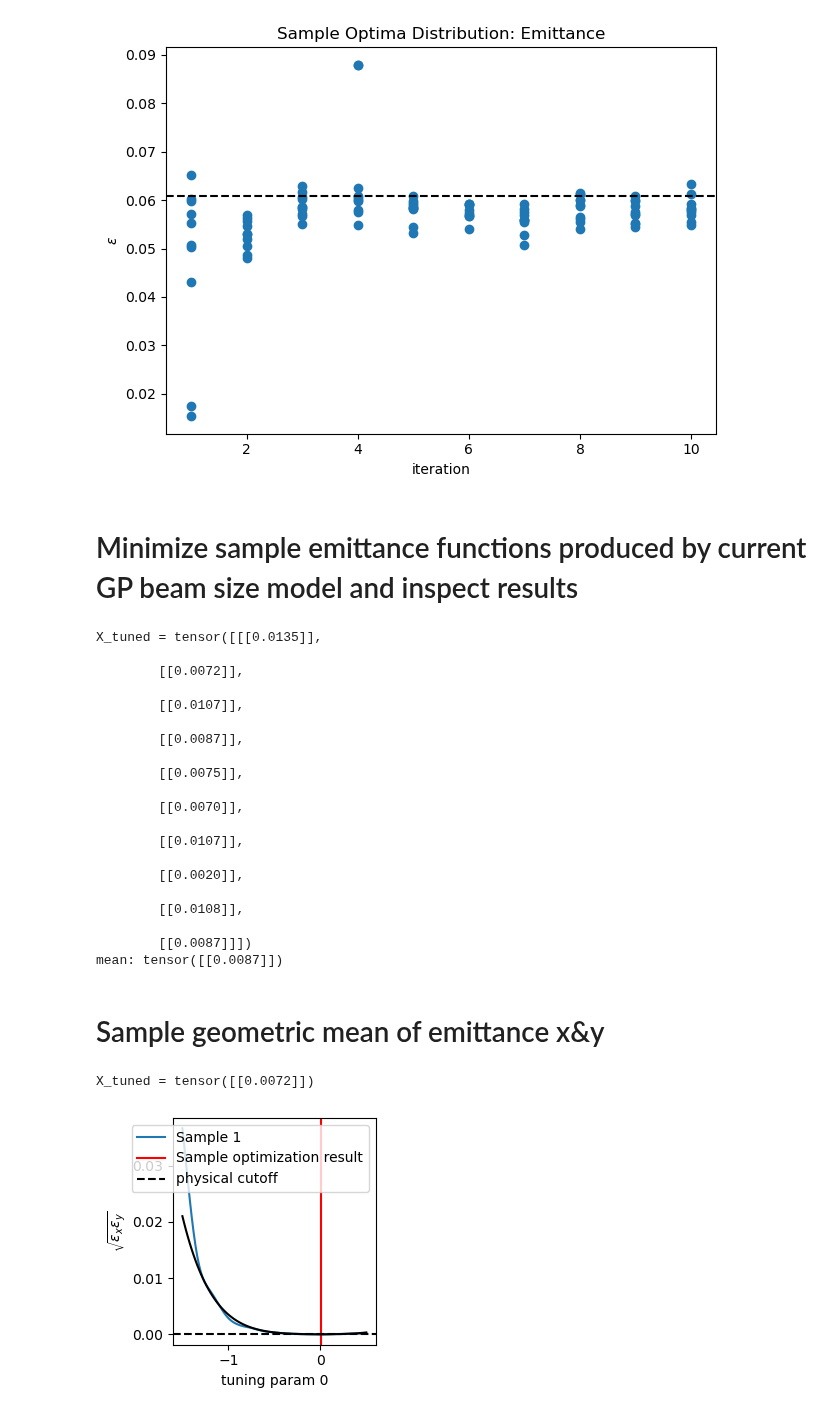
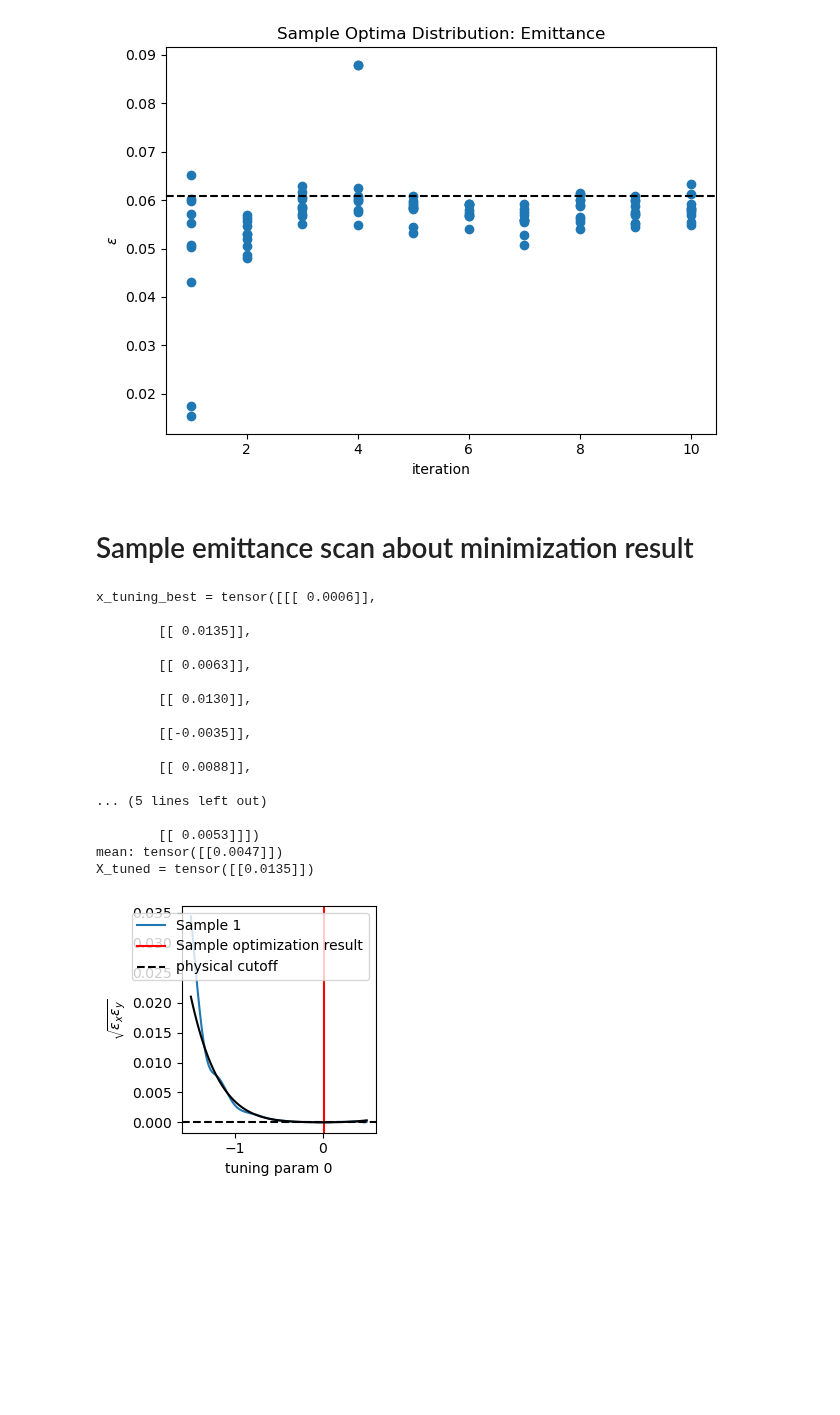
Before and after one commit to roussel-ryan/emitopt, a Jupyter notebook: examples/bax-emittance-xy-minimization-toy-model-2d-PAPERFIG.ipynb, the cells around one changed output. Cells and saved outputs as stored; diff of their text form; code cells hidden in the pictures; blank space fills up the shorter version.

```diff
--- a/examples/bax-emittance-xy-minimization-toy-model-2d-PAPERFIG.ipynb
+++ b/examples/bax-emittance-xy-minimization-toy-model-2d-PAPERFIG.ipynb
@@ -521,13 +500,0 @@ get_acquisition took 0.21966075897216797 seconds.
-# %%
-from botorch.optim.optimize import optimize_acqf
-start = time.time()
-for i in range(1):
-    res = optimize_acqf(acq_function=acq,
-                        bounds=torch.tensor(vocs.bounds),
-                        q=1,
-                        num_restarts=10,
-                        raw_samples=20,
-                        options={'maxiter':50}
-                       )
-end = time.time()
-print('optimize_acqf took', end-start, 'seconds.')
@@ -588,58 +528,46 @@ ax.axhline(gt_emit_min, ls='--', c='k', label='ground truth')
 # %% [output]
 <matplotlib.lines.Line2D at 0x...>
 [figure]
-# %% [markdown]
-# Minimize sample emittance functions produced by current GP beam size model and inspect results
-# %%
-#select sample result
-
-sid = 8 #sample index to examine
-
-# X_tuned = X_sample_opt[sid].reshape(1,-1)
-X_tuned = optimizer.generator.algorithm_results['x_tuning_best']
-# X_tuned = torch.zeros(1,ndim-1)
-print('X_tuned =', X_tuned)
-print('mean:', X_tuned.mean(dim=0))
-# %% [output]
-X_tuned = tensor([[[0.0135]],
-
-        [[0.0072]],
-
-        [[0.0107]],
-
-        [[0.0087]],
-
-        [[0.0075]],
-
-        [[0.0070]],
-
-        [[0.0107]],
-
-        [[0.0020]],
-
-        [[0.0108]],
-
-        [[0.0087]]])
-mean: tensor([[0.0087]])
-# %% [markdown]
-# Sample geometric mean of emittance x&y
+# %% [markdown]
+# Sample emittance scan about minimization result
 # %%
 from emitopt.plot_utils import plot_pathwise_sample_emittance_minimization_results
+
+x_tuning_best = optimizer.generator.algorithm_results['x_tuning_best']
+print('x_tuning_best =', x_tuning_best)
+print('mean:', x_tuning_best.mean(dim=0))
+
 sid = 1
 X_tuned = optimizer.generator.algorithm_results['x_tuning_best'][sid:sid+1, 0, :]
 
 fig, axs = plot_pathwise_sample_emittance_minimization_results(optimizer, sid)#, ground_truth_emittance_fn=ground_truth_geometric_mean_emittance)
 
 
 
 X_tuning_scan = X_tuned.repeat(100,1)
 ls = torch.linspace(*optimizer.vocs.bounds.T[0],100)
 X_tuning_scan[:,i] = ls
 gt_emit_xy = ground_truth_geometric_mean_emittance(emit_min=gt_emit_min, x_tuning=X_tuning_scan)
 for ax in axs:
     ax.plot(ls, gt_emit_xy**4, c='k', label='ground truth')
 #     ax.set_xlim(-0.2,0.2)
 #     ax.set_ylim(0,0.0000005)
 # %% [output]
-X_tuned = tensor([[0.0072]])
+x_tuning_best = tensor([[[ 0.0006]],
+
+        [[ 0.0135]],
+
+        [[ 0.0063]],
+
+        [[ 0.0130]],
+
+        [[-0.0035]],
+
+        [[ 0.0088]],
+
+... (5 lines left out)
+
+        [[ 0.0053]]])
+mean: tensor([[0.0047]])
+X_tuned = tensor([[0.0135]])
-[figure, old version]
+[figure, new version]
```
Also changed, not shown: parts of 30 cells of this notebook, 1 other file.
